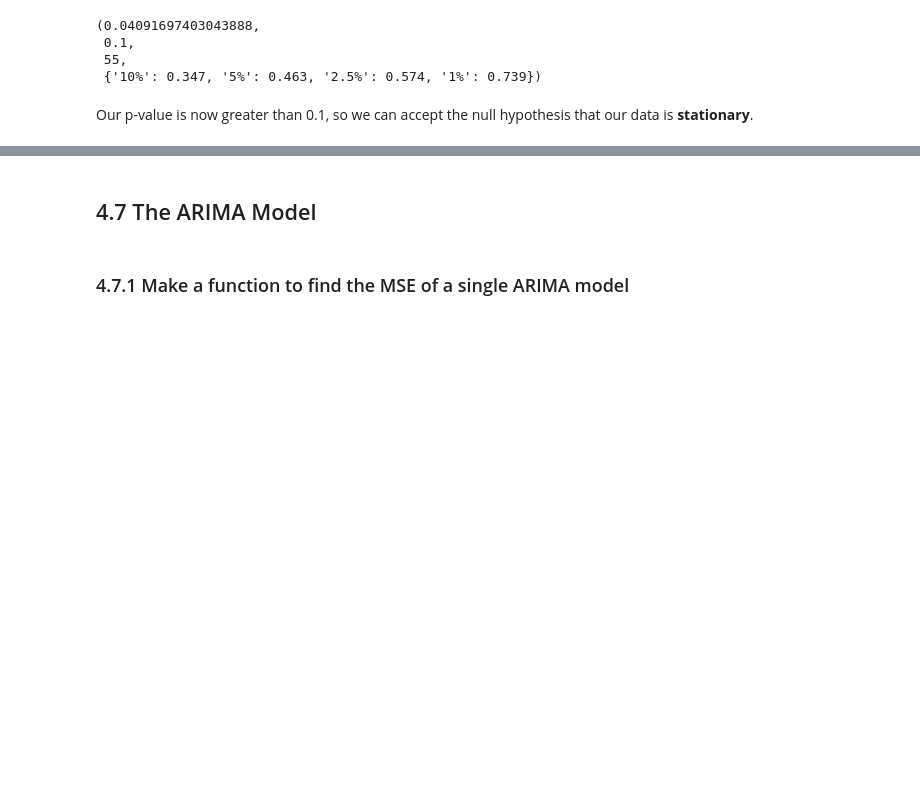
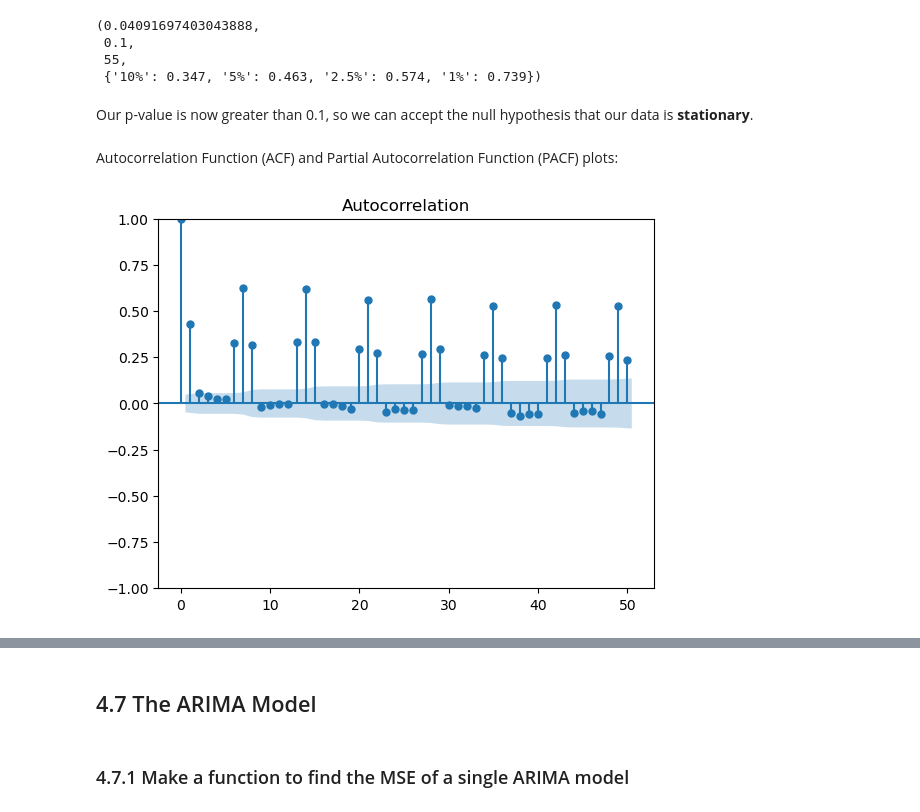
Before and after one commit to zxie9/Capstone-Project-Two, a Jupyter notebook: Notebooks/4. Pre-Processing and ARIMA Model.ipynb, the cells around one changed output, grey strips where cells are left out. Cells and saved outputs as stored; diff of their text form; code cells hidden in the pictures; blank space fills up the shorter version.

```diff
--- a/Notebooks/4. Pre-Processing and ARIMA Model.ipynb
+++ b/Notebooks/4. Pre-Processing and ARIMA Model.ipynb
@@ -226,3 +214,9 @@ look-up table. The actual p-value is greater than the p-value returned.
  {'10%': 0.347, '5%': 0.463, '2.5%': 0.574, '1%': 0.739})
 # %% [markdown]
 Our p-value is now greater than 0.1, so we can accept the null hypothesis that our data is **stationary**.
+# %% [markdown]
+Autocorrelation Function (ACF) and Partial Autocorrelation Function (PACF) plots:
+# %%
+plot_acf(y_log, lags=50);
+# %% [output]
+[figure, added]
```
Also changed, not shown: parts of 18 cells of this notebook.
